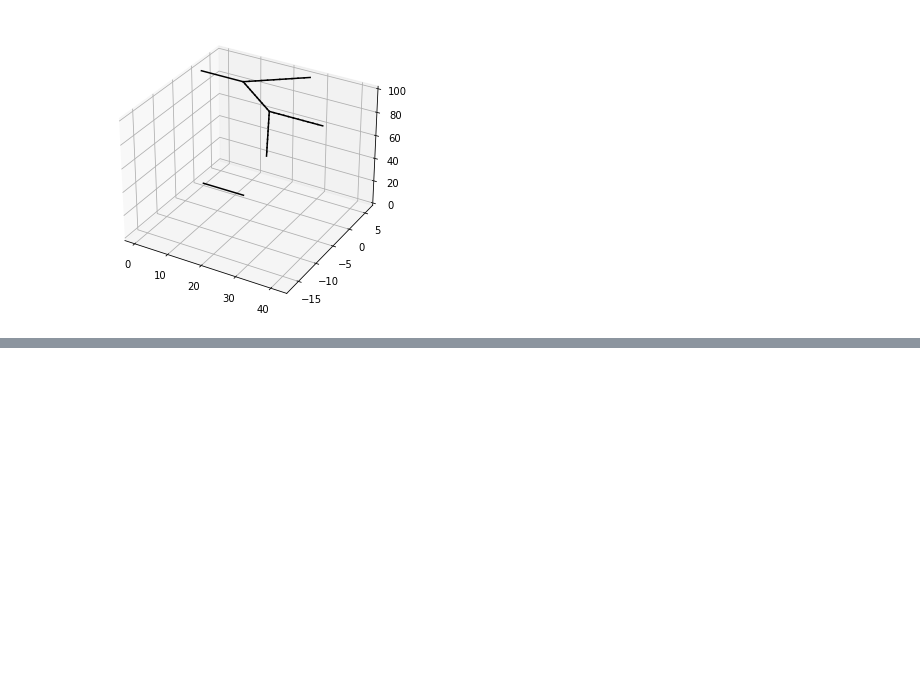
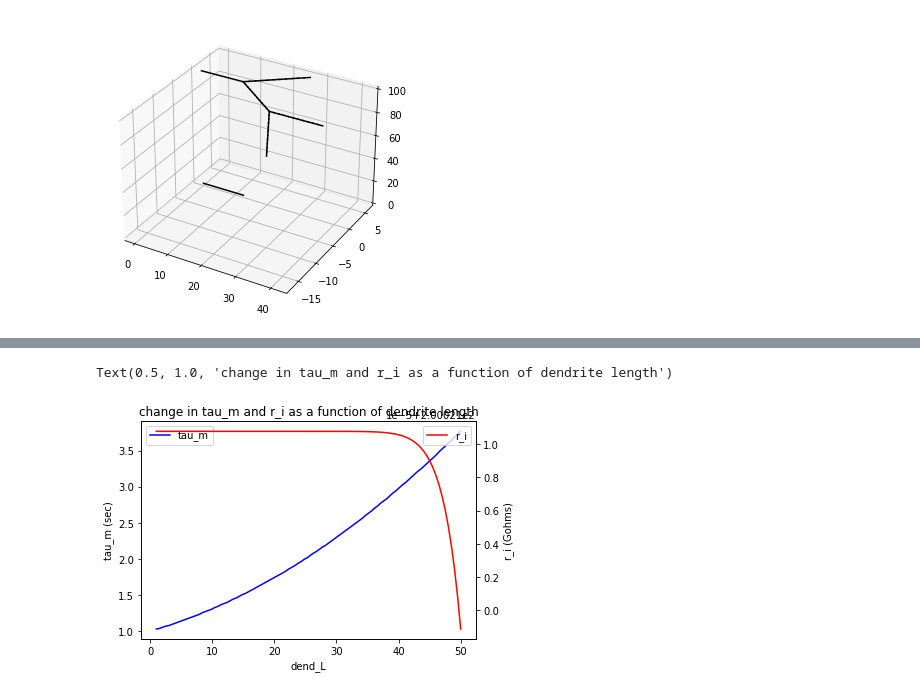
Before and after one commit to alihaydaroglu/swc-neuron-sims, a Jupyter notebook: passive_properties.ipynb, the cells around one changed output, grey strips where cells are left out. Cells and saved outputs as stored; diff of their text form; code cells hidden in the pictures; blank space fills up the shorter version.

```diff
--- a/passive_properties.ipynb
+++ b/passive_properties.ipynb
@@ -342,2 +362,8 @@ plot_sweep(dend_results, 'dend_L');
+# %%
+plot_sweep(dend_results, 'dend_L');
+plt.title("change in tau_m and r_i as a function of dendrite length")
+# %% [output]
+Text(0.5, 1.0, 'change in tau_m and r_i as a function of dendrite length')
+[figure, added]
 # %%
 plot_multiple_recordings(dend_results['dend_L_raw'][5])
```
Also changed, not shown: parts of 9 cells of this notebook, 2 other files.
